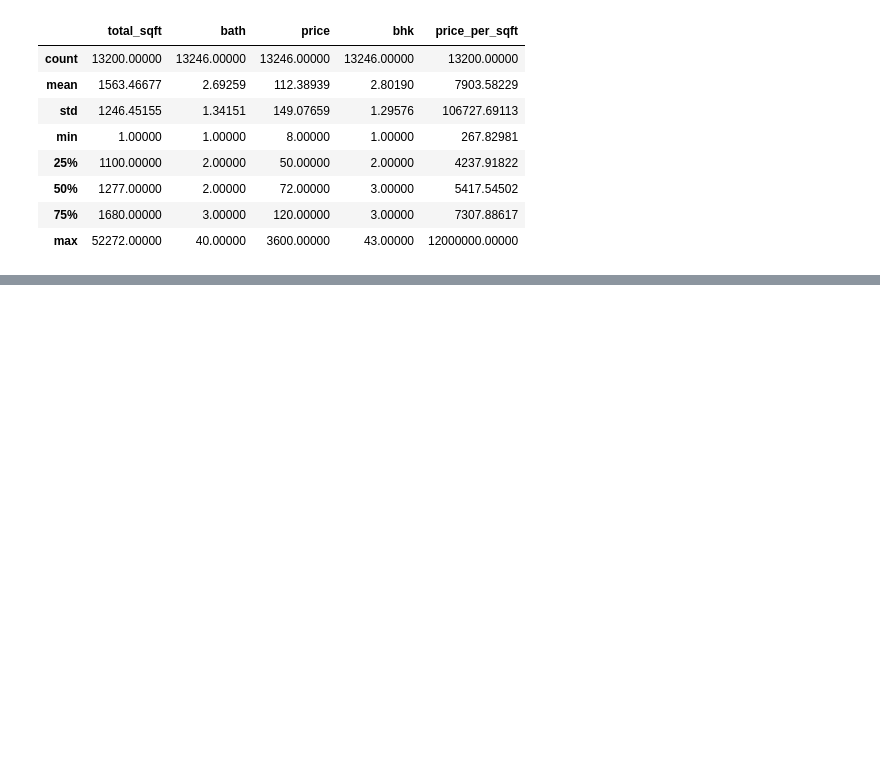
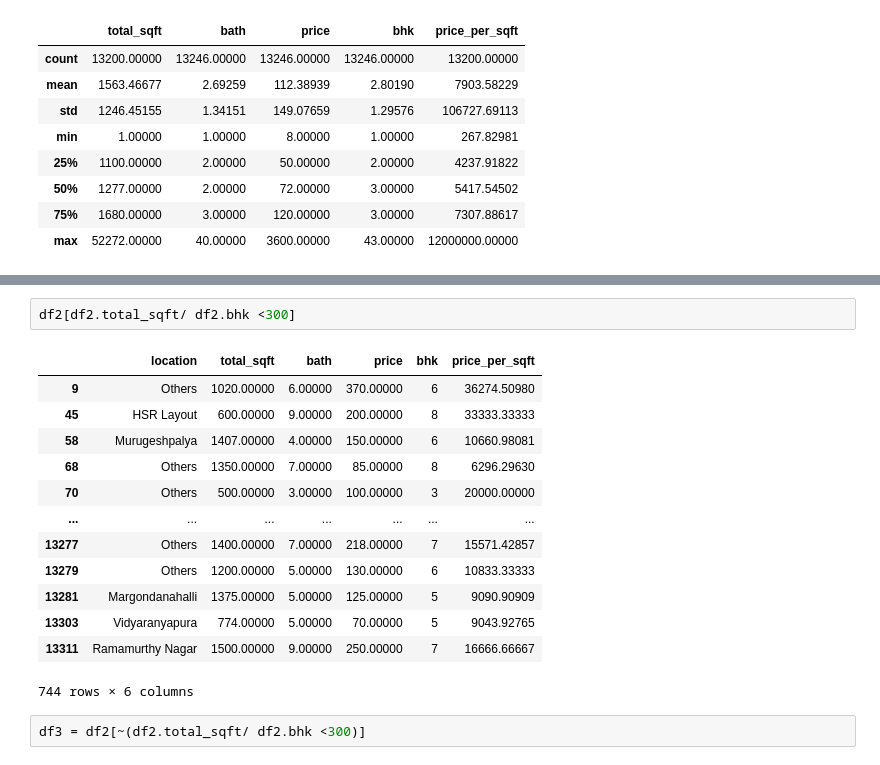
Before and after one commit to praju-1/Machine_Learning, a Jupyter notebook: Supervised_learning/Regression/Banglore_House_Prediction.ipynb, the cells around one changed output, grey strips where cells are left out. Cells and saved outputs as stored; diff of their text form; blank space fills up the shorter version.

```diff
--- a/Supervised_learning/Regression/Banglore_House_Prediction.ipynb
+++ b/Supervised_learning/Regression/Banglore_House_Prediction.ipynb
@@ -467,0 +477,18 @@ df2.describe()
+# %%
+df2[df2.total_sqft/ df2.bhk <300]
+# %% [output]
+|  | location | total_sqft | bath | price | bhk | price_per_sqft |
+| 9 | Others | 1020.00000 | 6.00000 | 370.00000 | 6 | 36274.50980 |
+| 45 | HSR Layout | 600.00000 | 9.00000 | 200.00000 | 8 | 33333.33333 |
+| 58 | Murugeshpalya | 1407.00000 | 4.00000 | 150.00000 | 6 | 10660.98081 |
+| 68 | Others | 1350.00000 | 7.00000 | 85.00000 | 8 | 6296.29630 |
+| 70 | Others | 500.00000 | 3.00000 | 100.00000 | 3 | 20000.00000 |
+| ... | ... | ... | ... | ... | ... | ... |
+| 13277 | Others | 1400.00000 | 7.00000 | 218.00000 | 7 | 15571.42857 |
+| 13279 | Others | 1200.00000 | 5.00000 | 130.00000 | 6 | 10833.33333 |
+| 13281 | Margondanahalli | 1375.00000 | 5.00000 | 125.00000 | 5 | 9090.90909 |
+| 13303 | Vidyaranyapura | 774.00000 | 5.00000 | 70.00000 | 5 | 9043.92765 |
+| 13311 | Ramamurthy Nagar | 1500.00000 | 9.00000 | 250.00000 | 7 | 16666.66667 |
+744 rows × 6 columns
+# %%
+df3 = df2[~(df2.total_sqft/ df2.bhk <300)]
```
Also changed, not shown: parts of 10 cells of this notebook.
